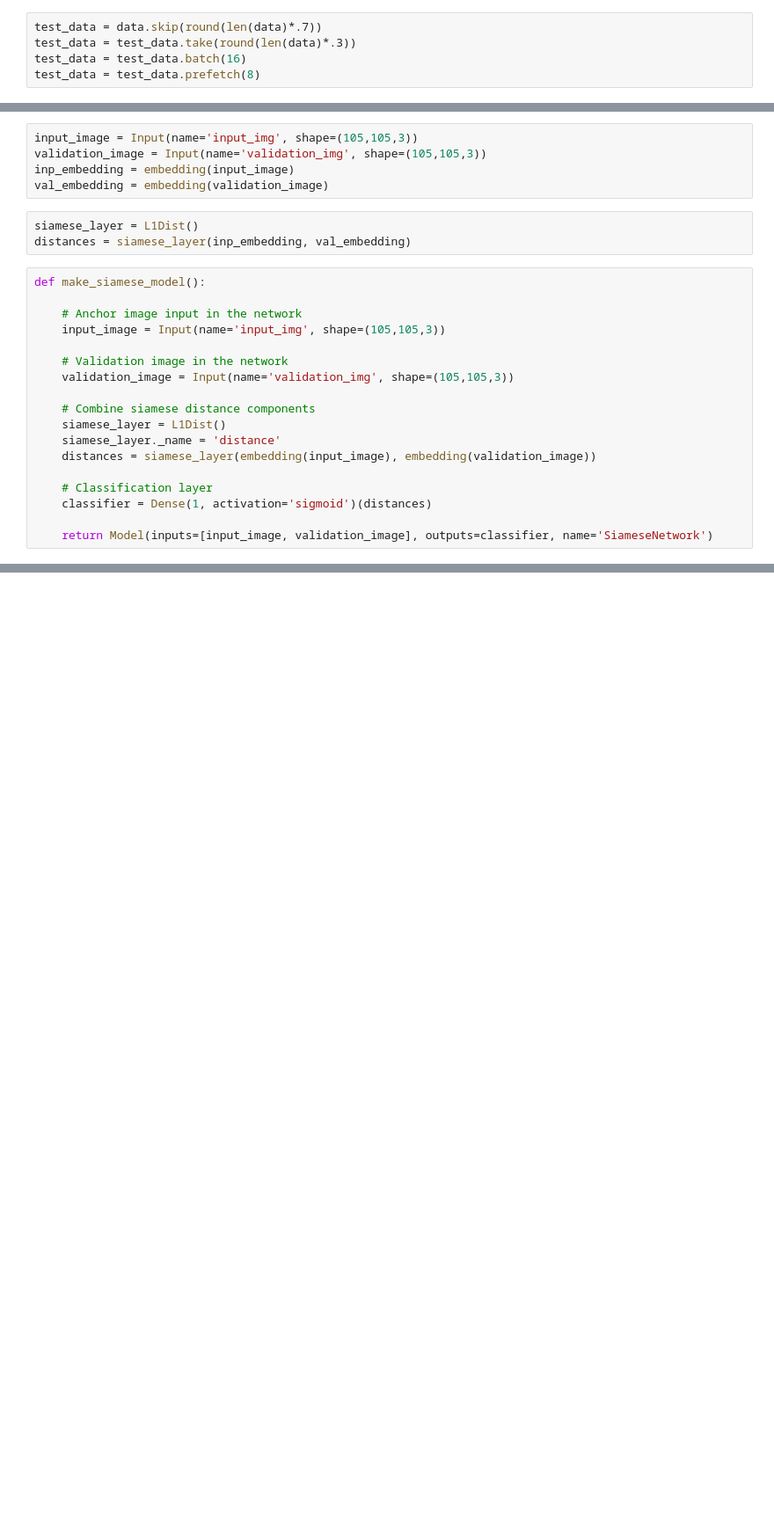
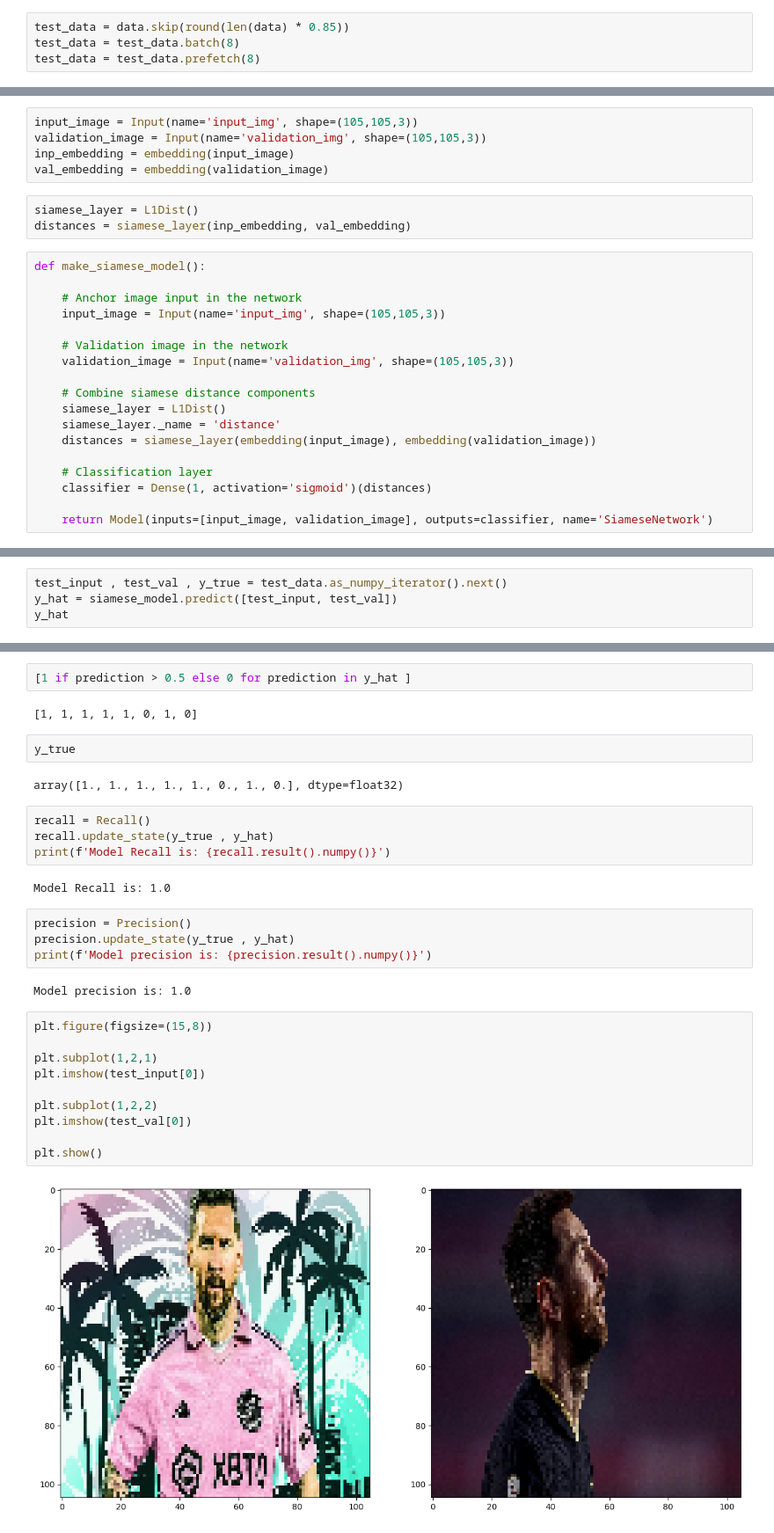
Before and after one commit to Ahmed72-AMSA/STC-Gradution-Project, a Jupyter notebook: Machine Learning/Sokrat_Face_Recognition/Face_Recognition.ipynb, the cells around one changed output, grey strips where cells are left out. Shown at 88% size. Cells and saved outputs as stored; diff of their text form; blank space fills up the shorter version.

```diff
--- a/Machine Learning/Sokrat_Face_Recognition/Face_Recognition.ipynb
+++ b/Machine Learning/Sokrat_Face_Recognition/Face_Recognition.ipynb
@@ -138,5 +99,4 @@ train_data = train_data.prefetch(8)
 # %%
-test_data = data.skip(round(len(data)*.7))
-test_data = test_data.take(round(len(data)*.3))
-test_data = test_data.batch(16)
+test_data = data.skip(round(len(data) * 0.85))
+test_data = test_data.batch(8)
 test_data = test_data.prefetch(8)
@@ -298,0 +310,4 @@ ________________________________________________________________________________
+# %%
+test_input , test_val , y_true = test_data.as_numpy_iterator().next()
+y_hat = siamese_model.predict([test_input, test_val])
+y_hat
@@ -298,0 +323,32 @@ ________________________________________________________________________________
+# %%
+[1 if prediction > 0.5 else 0 for prediction in y_hat ]
+# %% [output]
+[1, 1, 1, 1, 1, 0, 1, 0]
+# %%
+y_true
+# %% [output]
+array([1., 1., 1., 1., 1., 0., 1., 0.], dtype=float32)
+# %%
+recall = Recall()
+recall.update_state(y_true , y_hat)
+print(f'Model Recall is: {recall.result().numpy()}')
+# %% [output]
+Model Recall is: 1.0
+# %%
+precision = Precision()
+precision.update_state(y_true , y_hat)
+print(f'Model precision is: {precision.result().numpy()}')
+# %% [output]
+Model precision is: 1.0
+# %%
+plt.figure(figsize=(15,8))
+
+plt.subplot(1,2,1)
+plt.imshow(test_input[0])
+
+plt.subplot(1,2,2)
+plt.imshow(test_val[0])
+
+plt.show()
+# %% [output]
+[figure, added]
```
Also changed, not shown: parts of 40 cells of this notebook, 1 other file.
